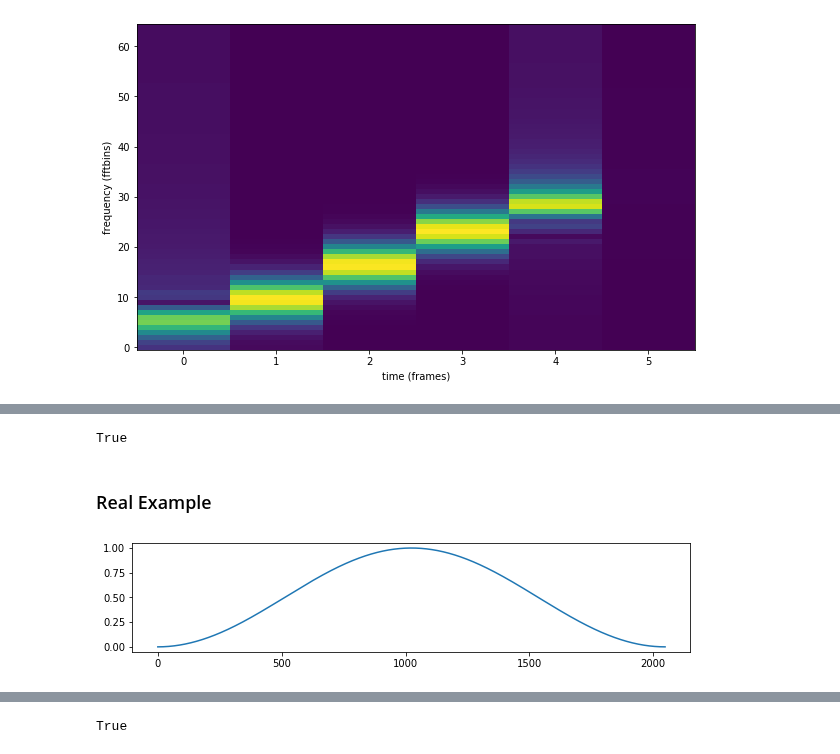
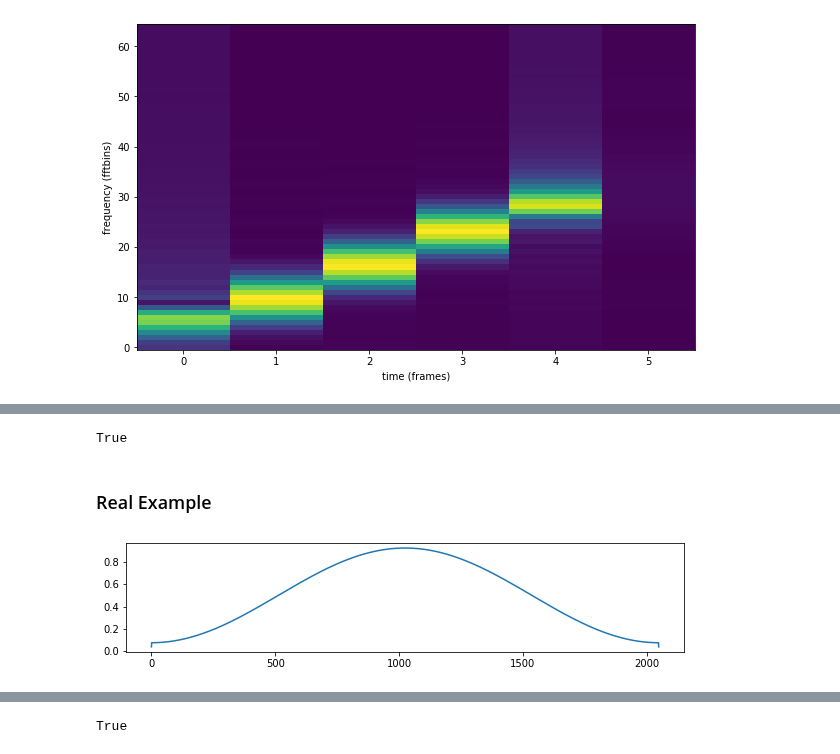
Before and after one commit to jhartquist/rtma, a Jupyter notebook: nbs/03_stft.ipynb, the cells around one changed output, grey strips where cells are left out. Cells and saved outputs as stored; diff of their text form; code cells hidden in the pictures.

```diff
--- a/nbs/03_stft.ipynb
+++ b/nbs/03_stft.ipynb
@@ -41,0 +33,24 @@ plot(wx)
+# %%
+#export
+def get_cola_window(window_name: str, n_window: int, n_hop: int):
+    even_window = n_window % 2 == 0
+    window_by_hop = n_window // n_hop
+
+    if (window_name == 'hamming'):
+        window = get_window(window_name, n_window, fftbins=even_window)
+        if not even_window:
+            window[ 0] /= 2
+            window[-1] /= 2
+        window /= (window_by_hop * 0.54)
+
+    elif (window_name == 'hann' or window_name == 'hanning'):
+        window = get_window(window_name, n_window, fftbins=even_window)
+
+    elif (window_name == 'blackman'):
+        window = get_window(window_name, n_window, fftbins=even_window)
+        window /= (window_by_hop * 0.42)
+
+    n_overlap = n_window - n_hop
+    assert check_COLA(window, nperseg=n_window, noverlap=n_overlap)
+
+    return window
@@ -133,9 +157,8 @@ True
 # %%
 y = istft(stft(x, n_fft, h, w), h, m, x.size)
+np.isclose(x, y).all()
+# %% [output]
+True
-# %%
-np.isclose(x, y).all()
-# %% [output]
-True
 # %% [markdown]
 ### Real Example
 # %%
@@ -146,12 +169,11 @@ n_fft = 4096
 h = 1024
 m = h*2 + 1
 # %%
-w = get_window('hann', m, False)
+w = get_cola_window('hamming', m, h)
 plot(w)
-
 assert check_COLA(w, nperseg=m, noverlap=m-h)
 # %% [output]
-[figure, old version]
+[figure, new version]
 # %%
 spectrum = list(stft(x, n_fft, h, w))
 # %%
```
Also changed, not shown: parts of 25 cells of this notebook, 6 other files.
